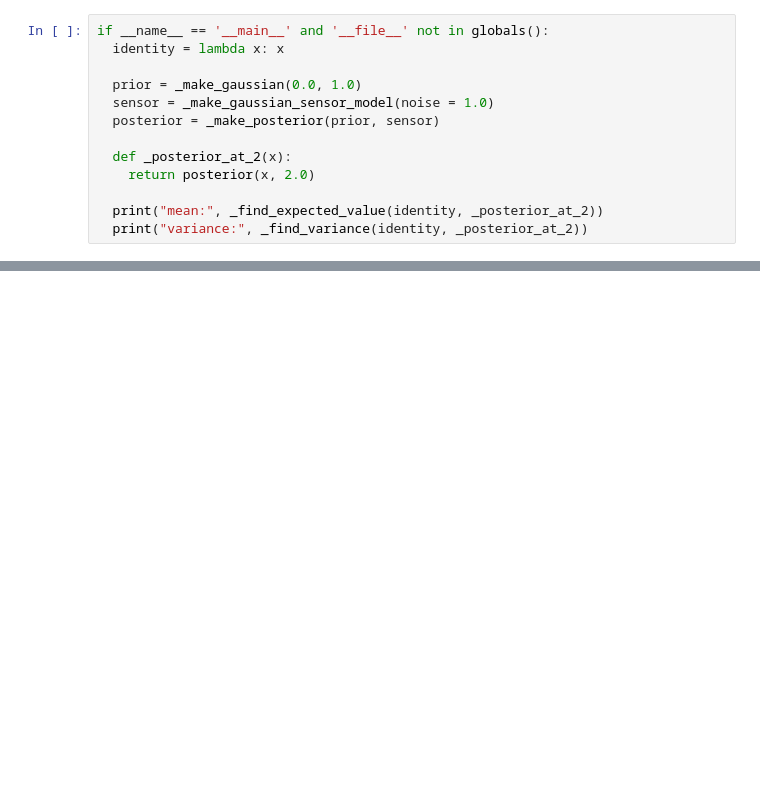
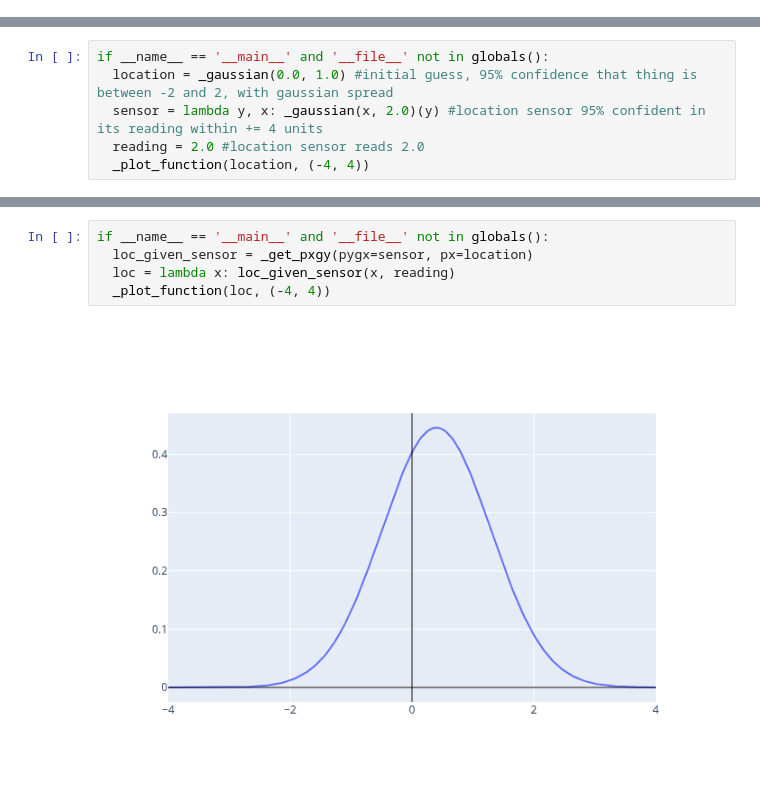
Before and after one commit to oportunitas/state-estimation-for-robotics, a Jupyter notebook: 2.primer-on-probability-theory/1.probability-density-functions/03_expectations_and_moments.ipynb, the cells around one changed output, grey strips where cells are left out. Cells and saved outputs as stored; diff of their text form; blank space fills up the shorter version.

```diff
--- a/2.primer-on-probability-theory/1.probability-density-functions/03_expectations_and_moments.ipynb
+++ b/2.primer-on-probability-theory/1.probability-density-functions/03_expectations_and_moments.ipynb
@@ -28,13 +0,0 @@ if __name__ == '__main__' and '__file__' not in globals():
-# %%
-if __name__ == '__main__' and '__file__' not in globals():
-  identity = lambda x: x
-
-  prior = _make_gaussian(0.0, 1.0)
-  sensor = _make_gaussian_sensor_model(noise = 1.0)
-  posterior = _make_posterior(prior, sensor)
-
-  def _posterior_at_2(x):
-    return posterior(x, 2.0)
-
-  print("mean:", _find_expected_value(identity, _posterior_at_2))
-  print("variance:", _find_variance(identity, _posterior_at_2))
@@ -43,0 +121,6 @@ variance: 0.5000000000000002
+# %%
+if __name__ == '__main__' and '__file__' not in globals():
+  location = _gaussian(0.0, 1.0) #initial guess, 95% confidence that thing is between -2 and 2, with gaussian spread
+  sensor = lambda y, x: _gaussian(x, 2.0)(y) #location sensor 95% confident in its reading within += 4 units
+  reading = 2.0 #location sensor reads 2.0
+  _plot_function(location, (-4, 4))
@@ -43,0 +129,7 @@ variance: 0.5000000000000002
+# %%
+if __name__ == '__main__' and '__file__' not in globals():
+  loc_given_sensor = _get_pxgy(pygx=sensor, px=location)
+  loc = lambda x: loc_given_sensor(x, reading)
+  _plot_function(loc, (-4, 4))
+# %% [output]
+[figure, added]
```
Also changed, not shown: parts of 23 cells of this notebook.
